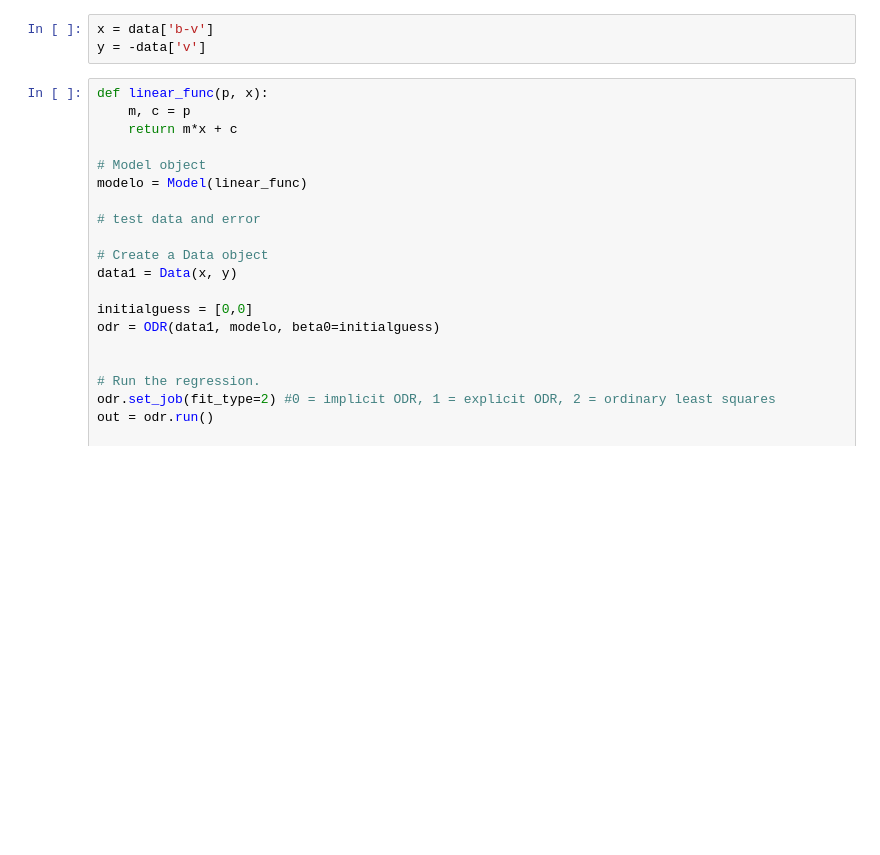
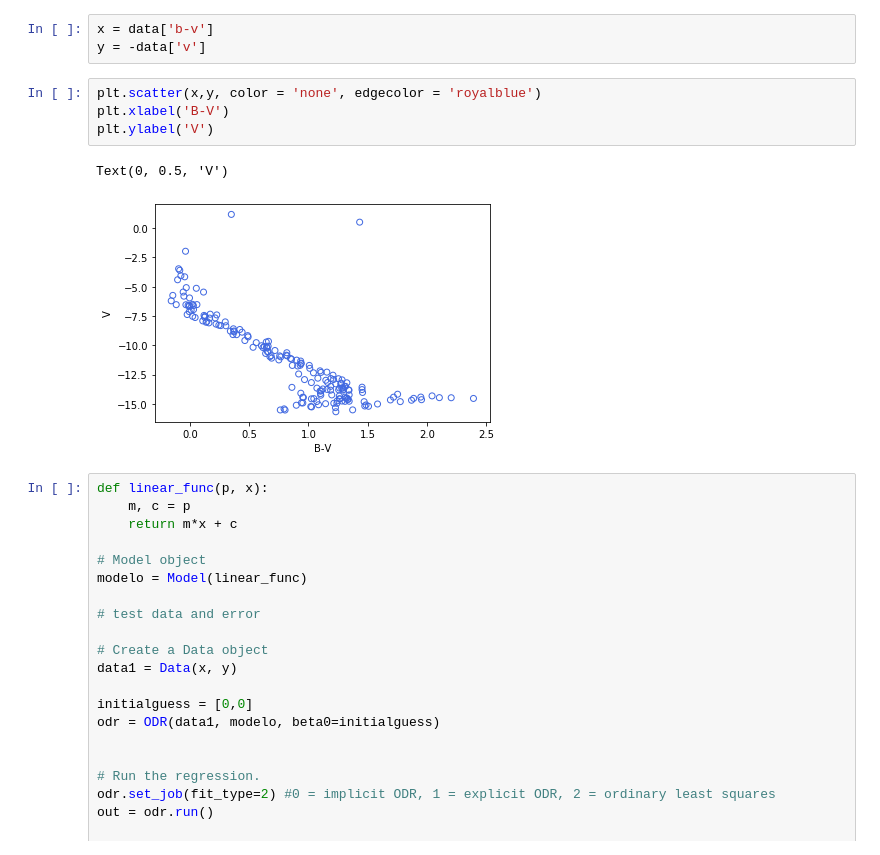
Before and after one commit to jppirest/mw_substructures, a Jupyter notebook: dados/aglomerado1.ipynb, the cells around one changed output. Drawn from its saved outputs; the diff is of its cells as text; blank space fills up the shorter version.

```diff
--- a/dados/aglomerado1.ipynb
+++ b/dados/aglomerado1.ipynb
@@ -21,6 +21,13 @@ plt.scatter(data['b-v'], -data['v'], color = 'none', edgecolor = 'royalblue')
 # %%
 x = data['b-v']
 y = -data['v']
+# %%
+plt.scatter(x,y, color = 'none', edgecolor = 'royalblue')
+plt.xlabel('B-V')
+plt.ylabel('V')
+# %% [output]
+Text(0, 0.5, 'V')
+[figure, added]
 # %%
 def linear_func(p, x):
     m, c = p
```
Also changed, not shown: parts of 7 cells of this notebook.
